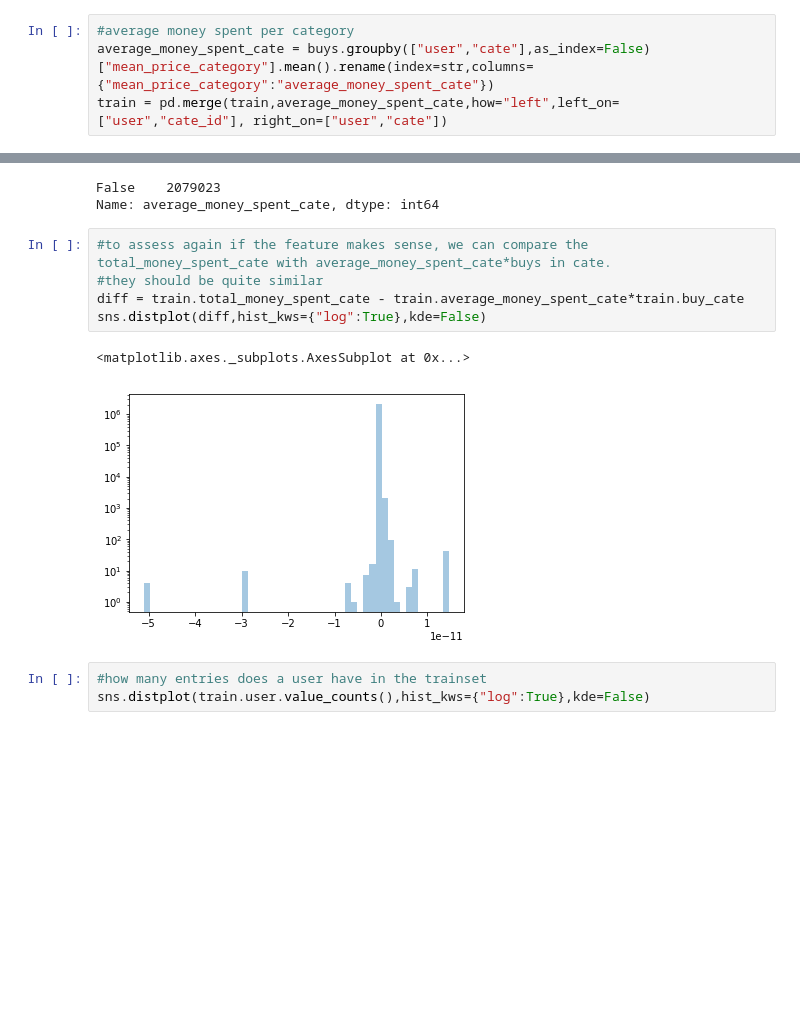
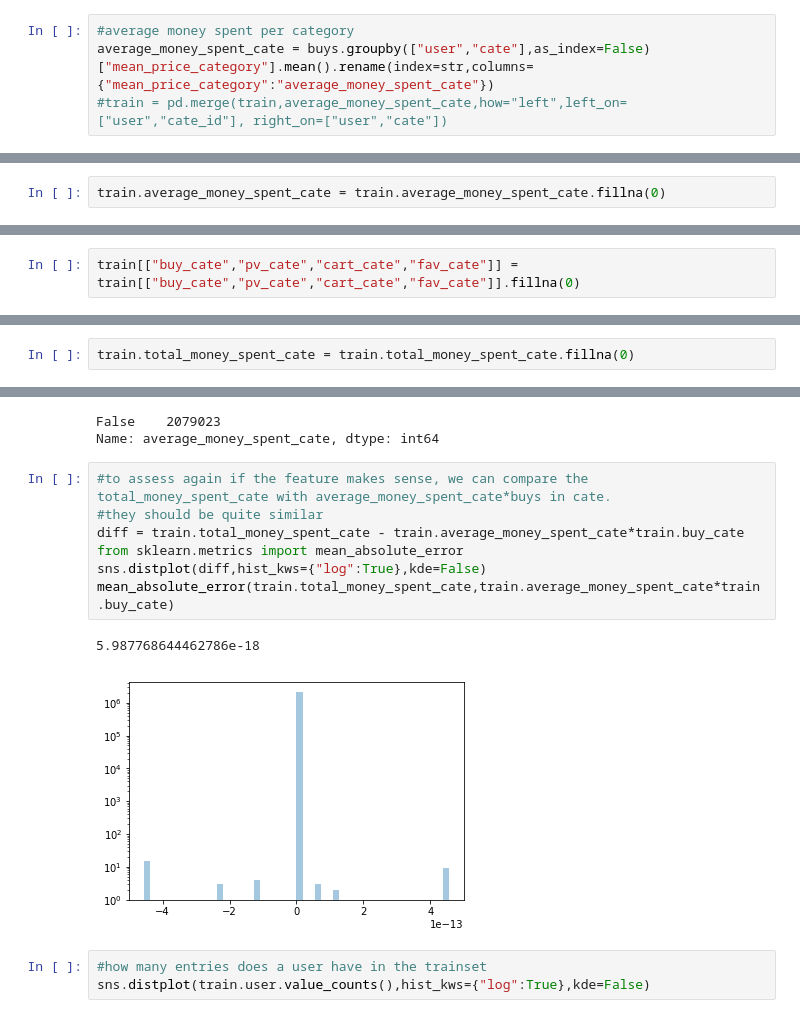
Before and after one commit to Sitorias/AdPrediction, a Jupyter notebook: Task 3 - Ad Prediction - Leo.ipynb, the cells around one changed output, grey strips where cells are left out. Drawn from its saved outputs; the diff is of its cells as text; blank space fills up the shorter version.

```diff
--- a/Task 3 - Ad Prediction - Leo.ipynb
+++ b/Task 3 - Ad Prediction - Leo.ipynb
@@ -660,4 +663,4 @@ Name: average_money_spent, dtype: int64
 # %%
 #average money spent per category
 average_money_spent_cate = buys.groupby(["user","cate"],as_index=False)["mean_price_category"].mean().rename(index=str,columns={"mean_price_category":"average_money_spent_cate"})
-train = pd.merge(train,average_money_spent_cate,how="left",left_on=["user","cate_id"], right_on=["user","cate"])
+#train = pd.merge(train,average_money_spent_cate,how="left",left_on=["user","cate_id"], right_on=["user","cate"])
@@ -664,3 +673,5 @@ train = pd.merge(train,average_money_spent_cate,how="left",left_on=["user","cate
+# %%
+train.average_money_spent_cate = train.average_money_spent_cate.fillna(0)
 # %%
 #merge both into test
 test = pd.merge(test,average_money_spent,how="left",left_on=["user"], right_on=["user"])
@@ -675,3 +690,5 @@ Name: buy_cate, dtype: int64
+# %%
+train[["buy_cate","pv_cate","cart_cate","fav_cate"]] = train[["buy_cate","pv_cate","cart_cate","fav_cate"]].fillna(0)
 # %%
 np.isnan(train.total_money_spent_cate).value_counts()
 # %% [output]
@@ -679,4 +697,6 @@ False    2079023
 Name: total_money_spent_cate, dtype: int64
+# %%
+train.total_money_spent_cate = train.total_money_spent_cate.fillna(0)
 # %%
 train.average_money_spent_cate = train.average_money_spent_cate.fillna(0)
 # %%
@@ -687,11 +707,13 @@ Name: average_money_spent_cate, dtype: int64
 # %%
 #to assess again if the feature makes sense, we can compare the total_money_spent_cate with average_money_spent_cate*buys in cate.
 #they should be quite similar
 diff = train.total_money_spent_cate - train.average_money_spent_cate*train.buy_cate
+from sklearn.metrics import mean_absolute_error
 sns.distplot(diff,hist_kws={"log":True},kde=False)
+mean_absolute_error(train.total_money_spent_cate,train.average_money_spent_cate*train.buy_cate)
 # %% [output]
-<matplotlib.axes._subplots.AxesSubplot at 0x...>
+5.987768644462786e-18
-[figure, old version]
+[figure, new version]
 # %%
 #how many entries does a user have in the trainset
 sns.distplot(train.user.value_counts(),hist_kws={"log":True},kde=False)
```
Also changed, not shown: parts of 66 cells of this notebook, 1 other file.
